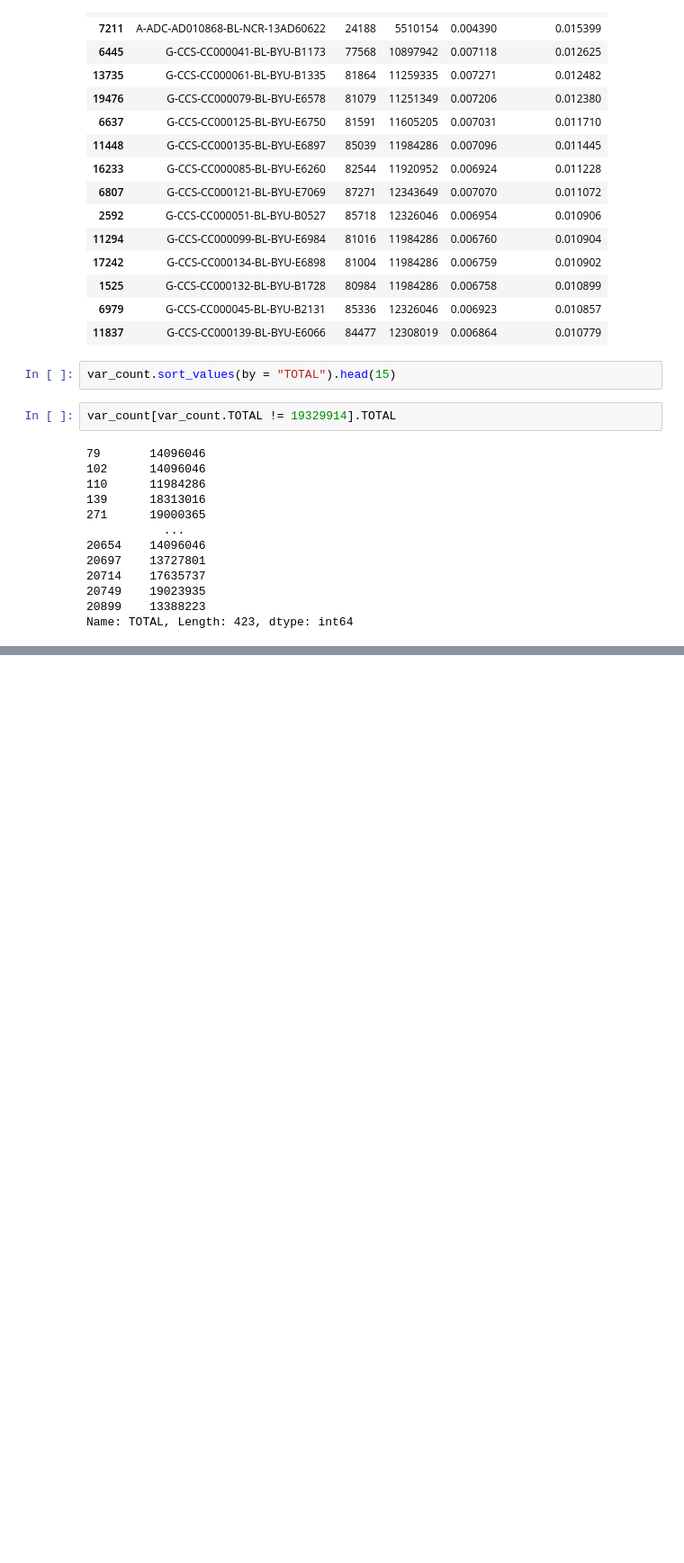
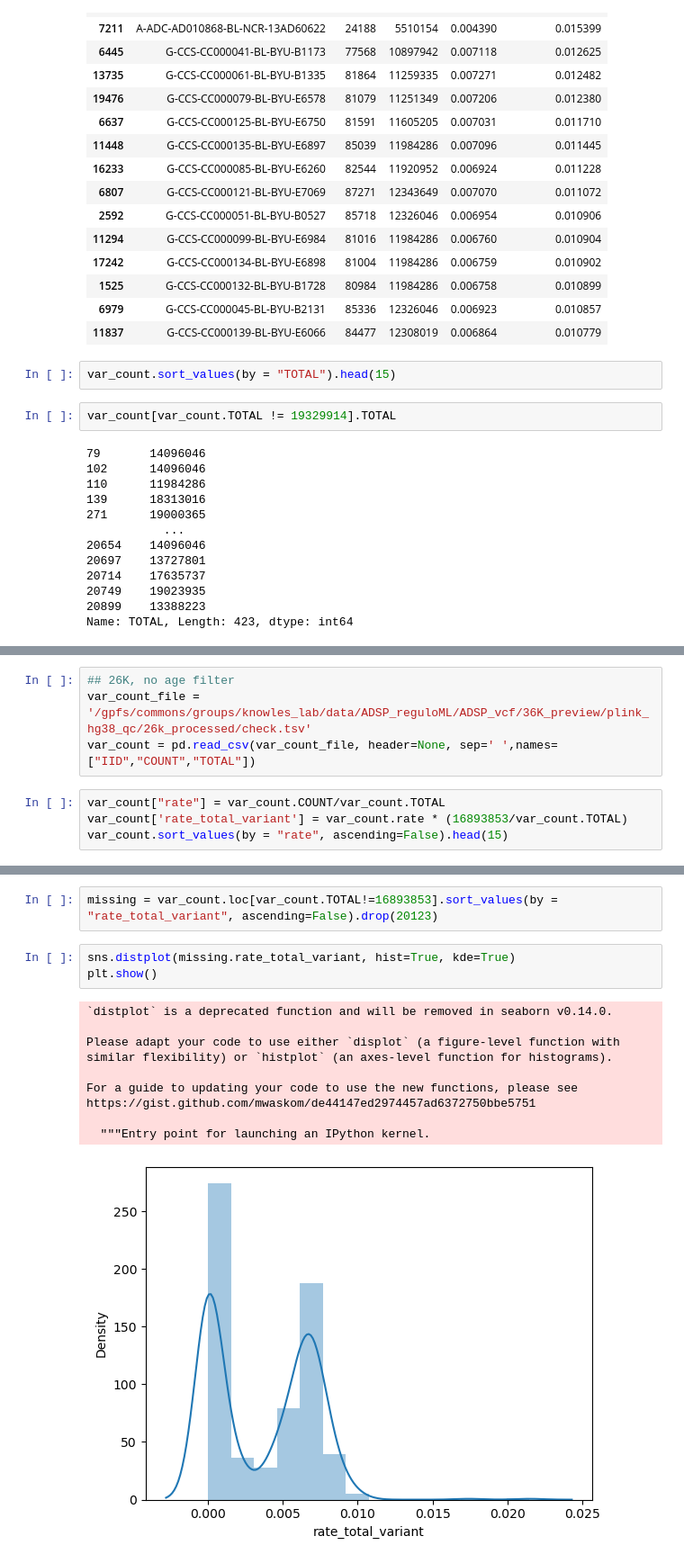
Before and after one commit to teresa-sansan/ADSP_polyfun, a Jupyter notebook: analysis/36k_indv_qc.ipynb, the cells around one changed output, grey strips where cells are left out. Shown at 90% size. Saved outputs shown, nothing was run; the diff lists cells and outputs as text; blank space fills up the shorter version.

Commit message:
check percentage race

```diff
--- a/analysis/36k_indv_qc.ipynb
+++ b/analysis/36k_indv_qc.ipynb
@@ -209,0 +210,8 @@ Name: TOTAL, Length: 423, dtype: int64
+# %%
+## 26K, no age filter
+var_count_file = '/gpfs/commons/groups/knowles_lab/data/ADSP_reguloML/ADSP_vcf/36K_preview/plink_hg38_qc/26k_processed/check.tsv'
+var_count = pd.read_csv(var_count_file, header=None, sep=' ',names=["IID","COUNT","TOTAL"])
+# %%
+var_count["rate"] = var_count.COUNT/var_count.TOTAL
+var_count['rate_total_variant'] = var_count.rate * (16893853/var_count.TOTAL)
+var_count.sort_values(by = "rate", ascending=False).head(15)
@@ -209,0 +278,16 @@ Name: TOTAL, Length: 423, dtype: int64
+# %%
+missing = var_count.loc[var_count.TOTAL!=16893853].sort_values(by = "rate_total_variant", ascending=False).drop(20123)
+# %%
+sns.distplot(missing.rate_total_variant, hist=True, kde=True)
+plt.show()
+# %% [output]
+`distplot` is a deprecated function and will be removed in seaborn v0.14.0.
+
+Please adapt your code to use either `displot` (a figure-level function with
+similar flexibility) or `histplot` (an axes-level function for histograms).
+
+For a guide to updating your code to use the new functions, please see
+https://gist.github.com/mwaskom/de44147ed2974457ad6372750bbe5751
+
+  """Entry point for launching an IPython kernel.
+[figure, added]
```
Also changed, not shown: parts of 11 cells of this notebook.
